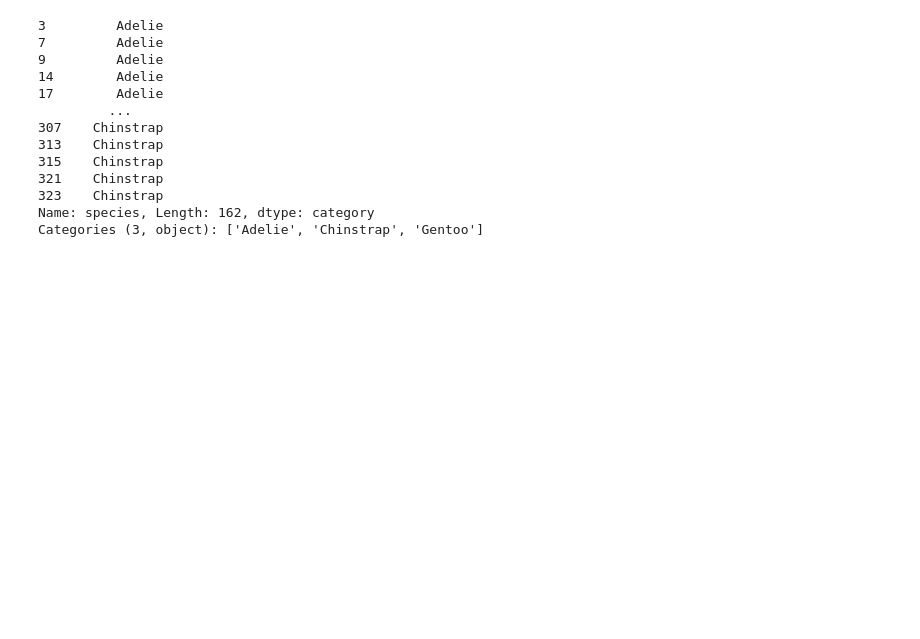
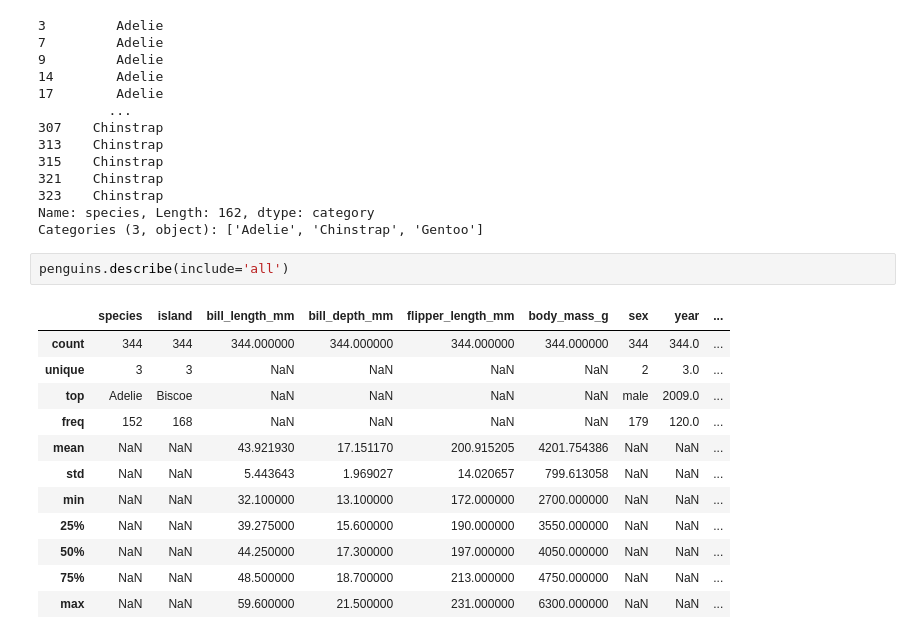
Before and after one commit to elaizaflim/ITELEC303_LIIM_penguins, a Jupyter notebook: activity 1.ipynb, the cells around one changed output. Drawn from its saved outputs; the diff is of its cells as text; blank space fills up the shorter version.

```diff
--- a/activity 1.ipynb
+++ b/activity 1.ipynb
@@ -542,3 +540,18 @@ penguins[penguins['mass_kg'] >= 2.1]['species']
 323    Chinstrap
 Name: species, Length: 162, dtype: category
 Categories (3, object): ['Adelie', 'Chinstrap', 'Gentoo']
+# %%
+penguins.describe(include='all')
+# %% [output]
+|  | species | island | bill_length_mm | bill_depth_mm | flipper_length_mm | body_mass_g | sex | year | ... |
+| count | 344 | 344 | 344.000000 | 344.000000 | 344.000000 | 344.000000 | 344 | 344.0 | ... |
+| unique | 3 | 3 | NaN | NaN | NaN | NaN | 2 | 3.0 | ... |
+| top | Adelie | Biscoe | NaN | NaN | NaN | NaN | male | 2009.0 | ... |
+| freq | 152 | 168 | NaN | NaN | NaN | NaN | 179 | 120.0 | ... |
+| mean | NaN | NaN | 43.921930 | 17.151170 | 200.915205 | 4201.754386 | NaN | NaN | ... |
+| std | NaN | NaN | 5.443643 | 1.969027 | 14.020657 | 799.613058 | NaN | NaN | ... |
+| min | NaN | NaN | 32.100000 | 13.100000 | 172.000000 | 2700.000000 | NaN | NaN | ... |
+| 25% | NaN | NaN | 39.275000 | 15.600000 | 190.000000 | 3550.000000 | NaN | NaN | ... |
+| 50% | NaN | NaN | 44.250000 | 17.300000 | 197.000000 | 4050.000000 | NaN | NaN | ... |
+| 75% | NaN | NaN | 48.500000 | 18.700000 | 213.000000 | 4750.000000 | NaN | NaN | ... |
+| max | NaN | NaN | 59.600000 | 21.500000 | 231.000000 | 6300.000000 | NaN | NaN | ... |
```
Also changed, not shown: parts of 38 cells of this notebook.
